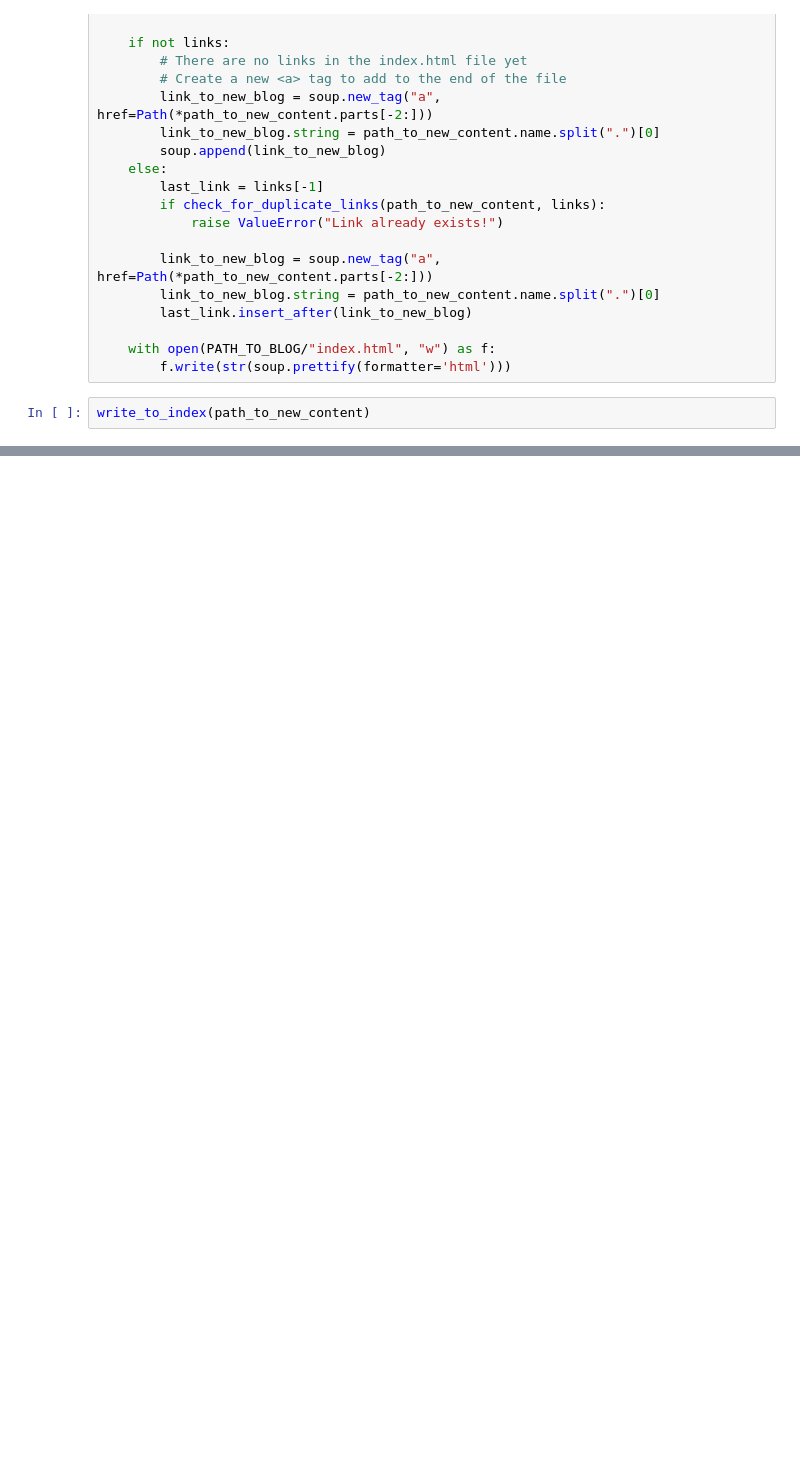
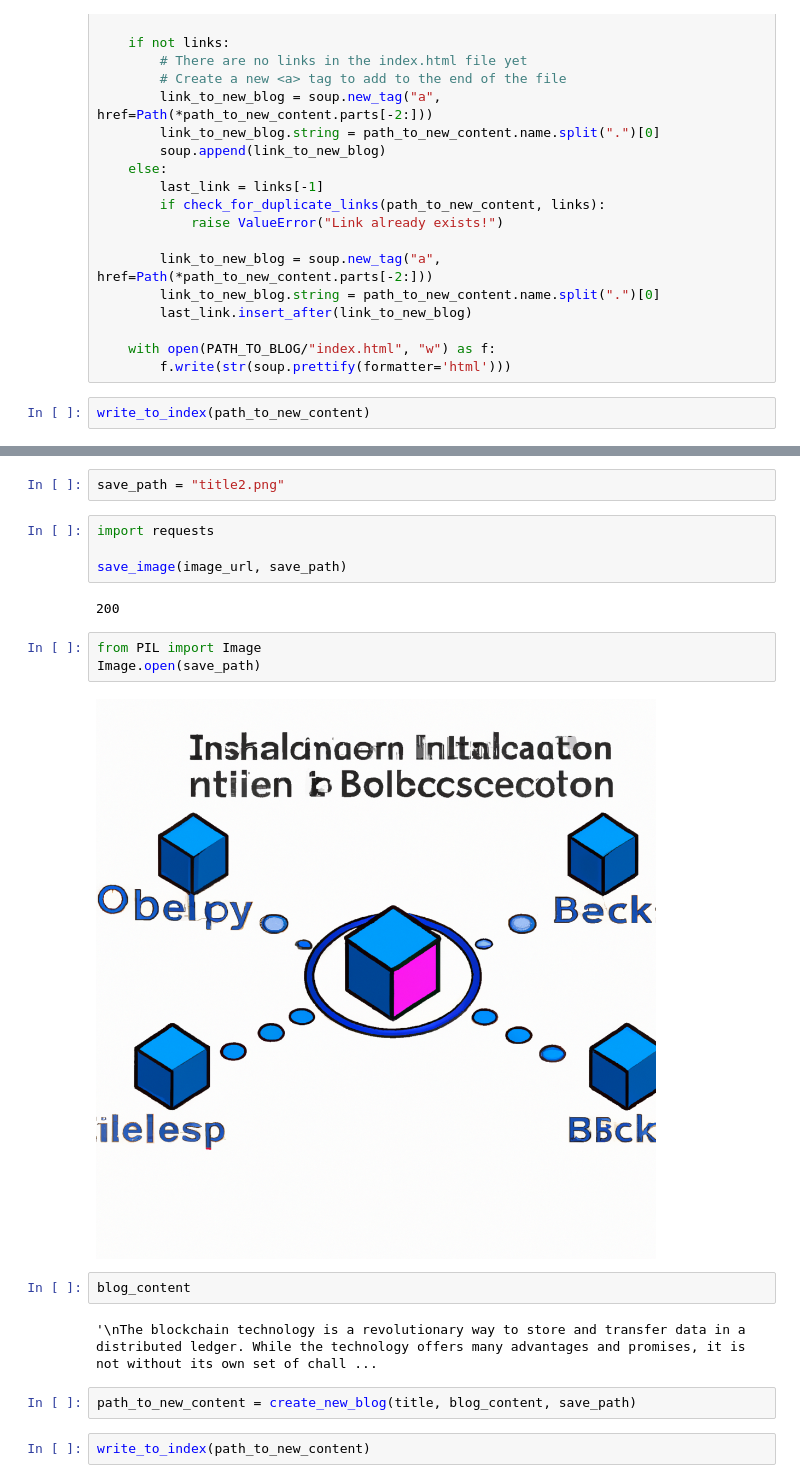
Before and after one commit to etaNomayo/etaNomayo.github.io, a Jupyter notebook: 04_Automatic_blog_creator.ipynb, the cells around one changed output, grey strips where cells are left out. Saved outputs shown, nothing was run; the diff lists cells and outputs as text; blank space fills up the shorter version.

Commit message:
The Blog has just been updated

```diff
--- a/04_Automatic_blog_creator.ipynb
+++ b/04_Automatic_blog_creator.ipynb
@@ -180,0 +266,21 @@ NameError: name 'update_blog' is not defined
+# %%
+save_path = "title2.png"
+# %%
+import requests
+
+save_image(image_url, save_path)
+# %% [output]
+200
+# %%
+from PIL import Image
+Image.open(save_path)
+# %% [output]
+[figure, added]
+# %%
+blog_content
+# %% [output]
+'\nThe blockchain technology is a revolutionary way to store and transfer data in a distributed ledger. While the technology offers many advantages and promises, it is not without its own set of chall ...
+# %%
+path_to_new_content = create_new_blog(title, blog_content, save_path)
+# %%
+write_to_index(path_to_new_content)
```
Also changed, not shown: parts of 17 cells of this notebook, 2 other files.
